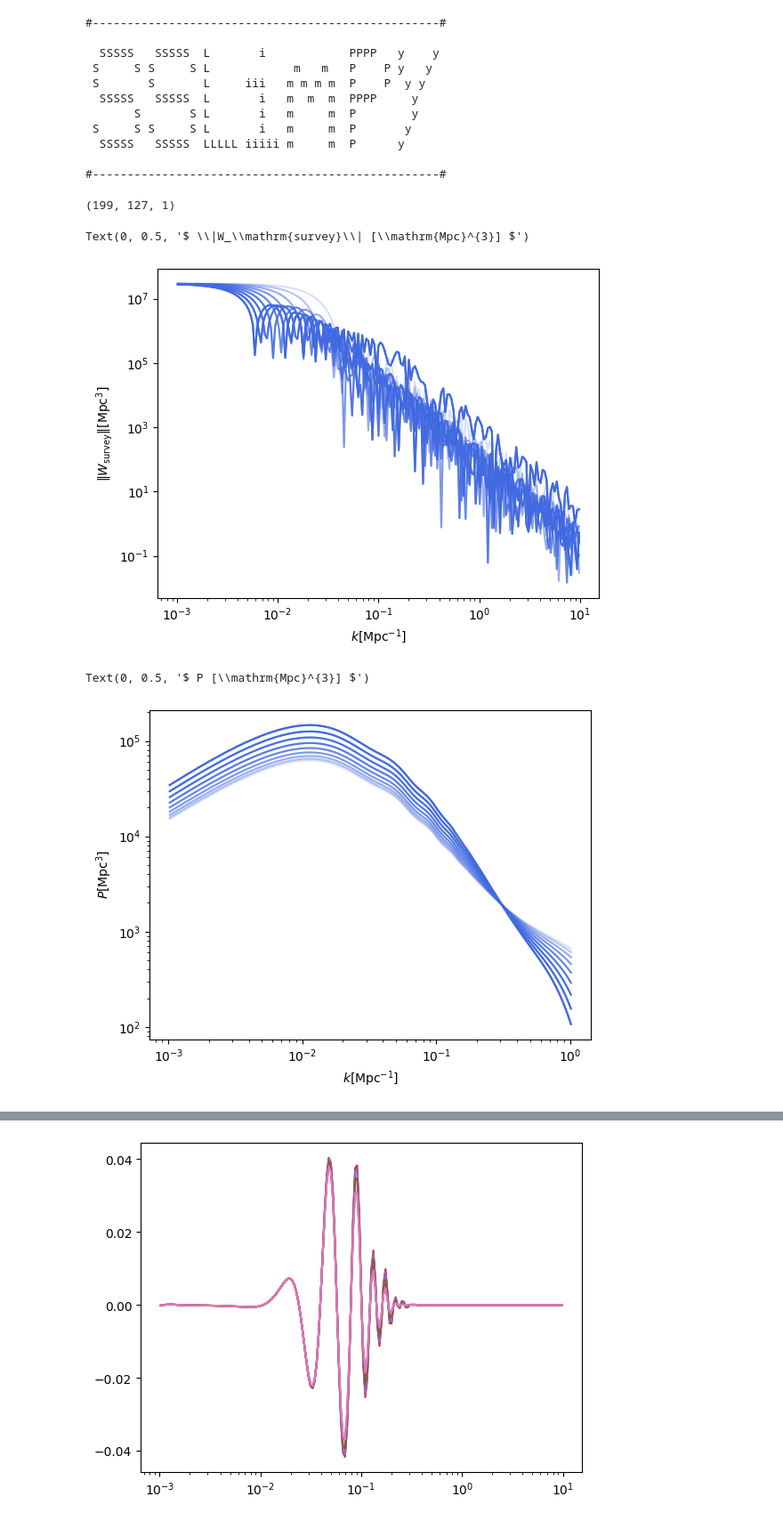
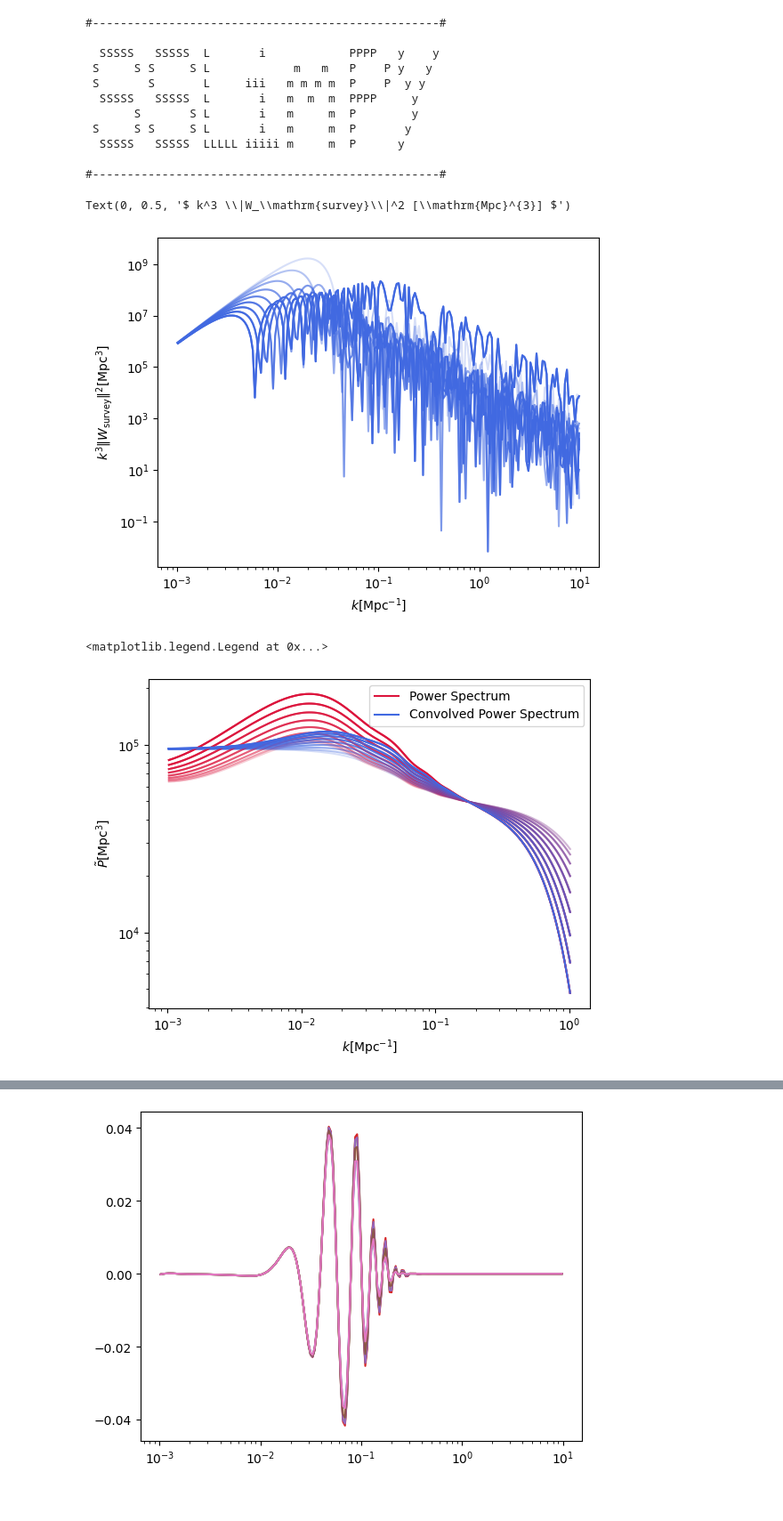
Before and after one commit to Sefa76/SSLimPy, a Jupyter notebook: SSLimPy.ipynb, the cells around one changed output, grey strips where cells are left out. Shown at 89% size. Drawn from its saved outputs; the diff is of its cells as text; code cells hidden in the pictures.

```diff
--- a/SSLimPy.ipynb
+++ b/SSLimPy.ipynb
@@ -19,8 +22,8 @@ settings = {"code":"class",
             "do_RSD" : True,
             "nonlinearRSD" : True,
             "FoG_damp" : "ISTF_like",
-            "do_onehalo" : True,
-            "halo_model_PS" : False,
+            "halo_model_PS" : True,
+            "Smooth_window" : True,
             }
 Asslimpy = sslimpy.sslimpy(settings_dict=settings,
                            cosmopars=cosmodict)
@@ -45,25 +44,28 @@ cov = Covariance.Covariance(Asslimpy.fiducialcosmo,pobs)
-# %%
-q = pobs.k
-mu = pobs.mu
-W, _ = cov.Wsurvey(q,mu)
-W.shape
-# %% [output]
-(199, 127, 1)
 # %%
+q = pobs.k
+mu = pobs.mu
+W, Vs = pobs.Wsurvey(q,mu)
+
 index = np.array(range(19))
 for i in index:
-    plt.loglog(q,np.abs(W[:,i*7,0]), c="RoyalBlue", alpha=np.abs(mu[i*7]))
+    plt.loglog(q,q**3*np.abs(W[:,i*7,0])**2, c="RoyalBlue", alpha=np.abs(mu[i*7]))
 plt.xlabel(r"$ k [\mathrm{Mpc}^{-1}] $")
-plt.ylabel(r"$ \|W_\mathrm{survey}\| [\mathrm{Mpc}^{3}] $")
+plt.ylabel(r"$ k^3 \|W_\mathrm{survey}\|^2 [\mathrm{Mpc}^{3}] $")
 # %% [output]
-Text(0, 0.5, '$ \\|W_\\mathrm{survey}\\| [\\mathrm{Mpc}^{3}] $')
+Text(0, 0.5, '$ k^3 \\|W_\\mathrm{survey}\\|^2 [\\mathrm{Mpc}^{3}] $')
-[figure, old version]
+[figure, new version]
 # %%
-Pk = pobs.Pk_Obs
+Pk = pobs.Pk_true
+Pconv = pobs.Pk_Obs
+
 for i in index:
-    plt.loglog(q[:150],Pk[:150,i*7,0], c="RoyalBlue", alpha=np.abs(mu[i*7]))
+    plt.loglog(q[:150],Pk[:150,i*7,0], c="crimson", alpha=np.abs(mu[i*7]))
+    plt.loglog(q[:150],Pconv[:150,i*7,0], c="RoyalBlue", alpha=np.abs(mu[i*7]))
 plt.xlabel(r"$ k [\mathrm{Mpc}^{-1}] $")
-plt.ylabel(r"$ P [\mathrm{Mpc}^{3}] $")
+plt.ylabel(r"$ \tilde{P} [\mathrm{Mpc}^{3}] $")
+plt.plot([],[],c="crimson", label="Power Spectrum")
+plt.plot([],[],c="royalblue", label="Convolved Power Spectrum")
+plt.legend()
 # %% [output]
-Text(0, 0.5, '$ P [\\mathrm{Mpc}^{3}] $')
+<matplotlib.legend.Legend at 0x...>
-[figure, old version]
+[figure, new version]
```
Also changed, not shown: parts of 27 cells of this notebook, 6 other files.
